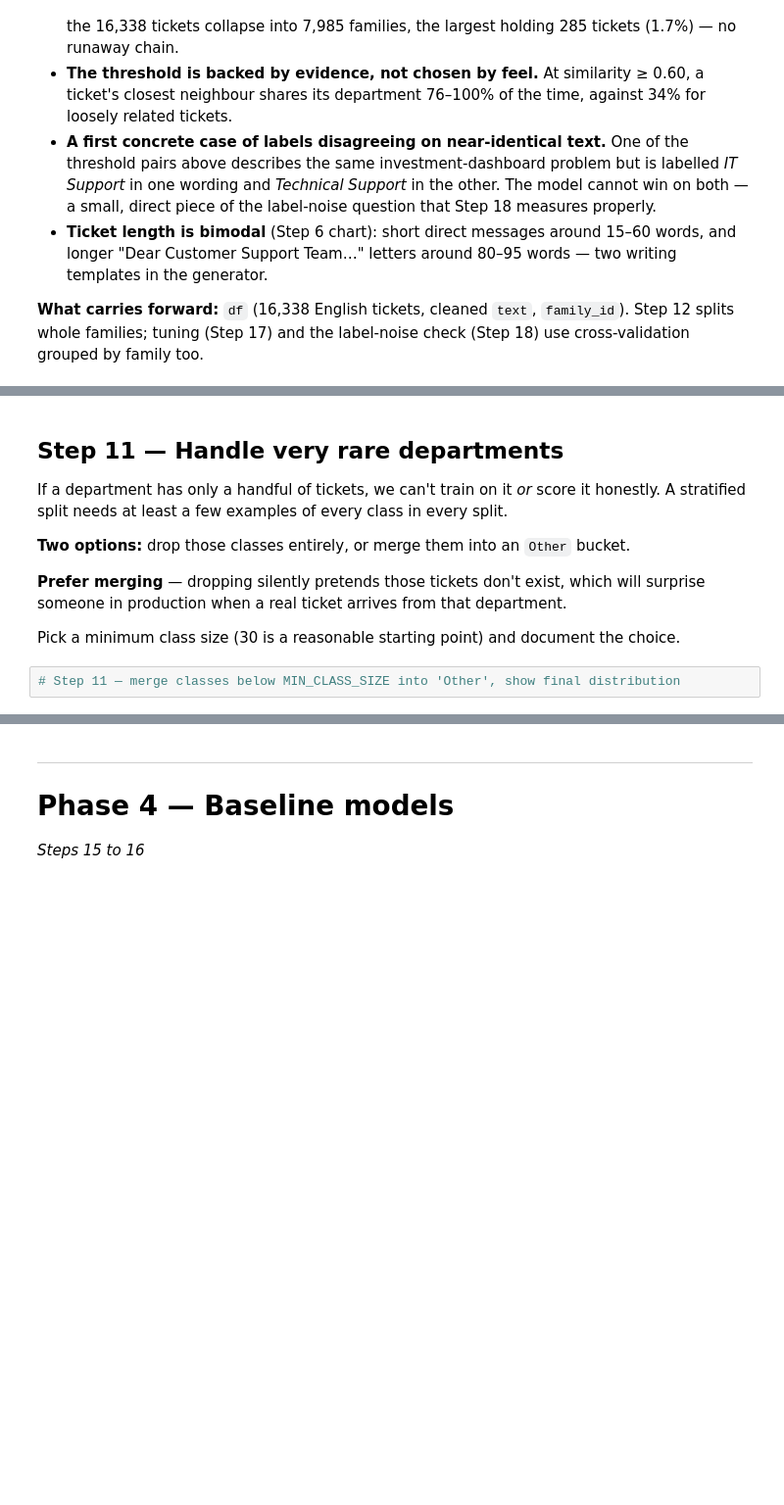
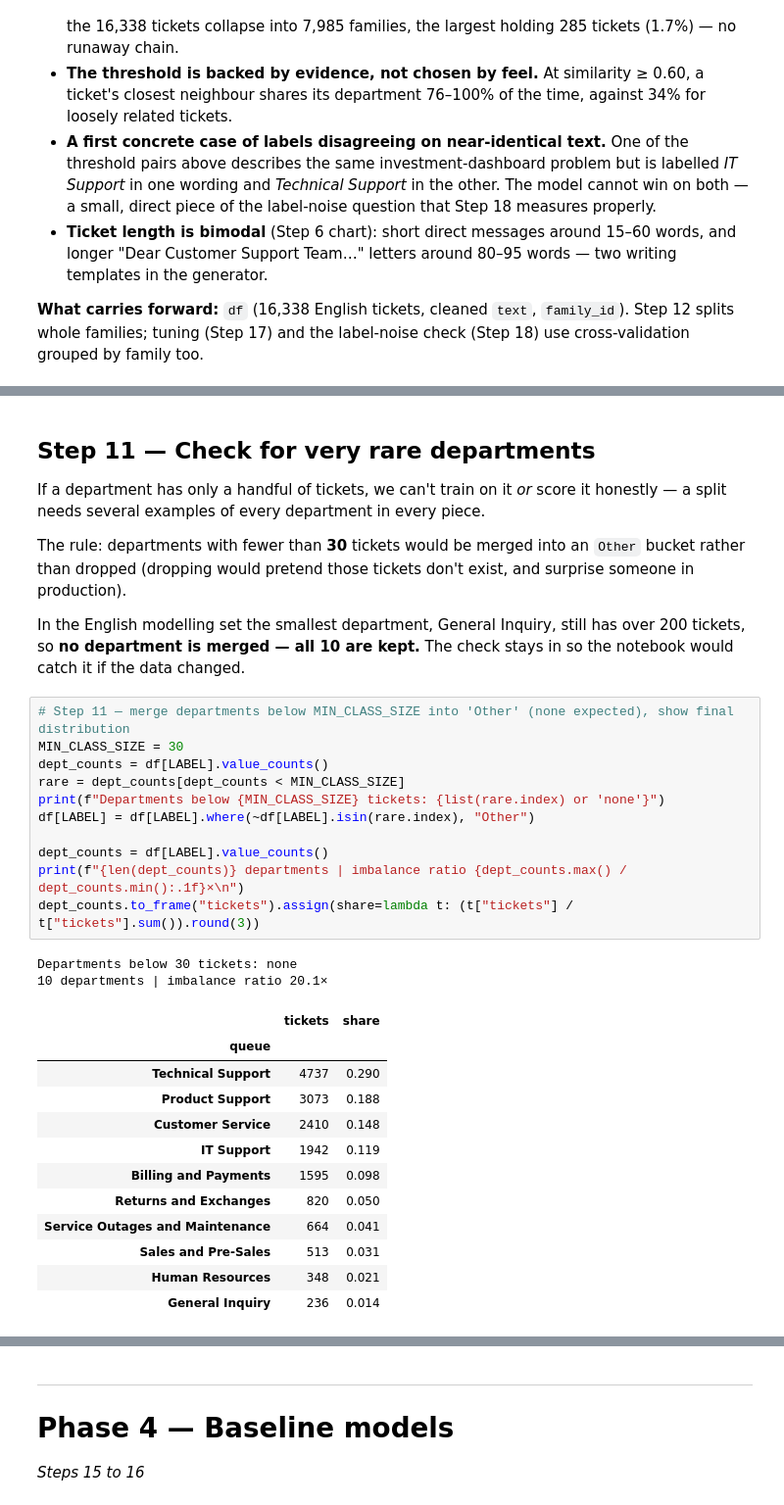
Before and after one commit to karthikiyer365/Live, a Jupyter notebook: topic-classification/department_classifier_pipeline.ipynb, the cells around one changed output, grey strips where cells are left out. Shown at 98% size. Drawn from its saved outputs; the diff is of its cells as text; blank space fills up the shorter version.

```diff
--- a/topic-classification/department_classifier_pipeline.ipynb
+++ b/topic-classification/department_classifier_pipeline.ipynb
@@ -935,17 +947,41 @@ families; tuning (Step 17) and the label-noise check (Step 18) use cross-validat
 # %% [markdown]
-## Step 11 — Handle very rare departments
+## Step 11 — Check for very rare departments
 
-If a department has only a handful of tickets, we can't train on it *or* score it honestly.
-A stratified split needs at least a few examples of every class in every split.
+If a department has only a handful of tickets, we can't train on it *or* score it honestly — a split
+needs several examples of every department in every piece.
 
-**Two options:** drop those classes entirely, or merge them into an `Other` bucket.
+The rule: departments with fewer than **30** tickets would be merged into an `Other` bucket rather than
+dropped (dropping would pretend those tickets don't exist, and surprise someone in production).
 
-**Prefer merging** — dropping silently pretends those tickets don't exist, which will
-surprise someone in production when a real ticket arrives from that department.
-
-Pick a minimum class size (30 is a reasonable starting point) and document the choice.
+In the English modelling set the smallest department, General Inquiry, still has over 200 tickets, so
+**no department is merged — all 10 are kept.** The check stays in so the notebook would catch it if the
+data changed.
 # %%
-# Step 11 — merge classes below MIN_CLASS_SIZE into 'Other', show final distribution
+# Step 11 — merge departments below MIN_CLASS_SIZE into 'Other' (none expected), show final distribution
+MIN_CLASS_SIZE = 30
+dept_counts = df[LABEL].value_counts()
+rare = dept_counts[dept_counts < MIN_CLASS_SIZE]
+print(f"Departments below {MIN_CLASS_SIZE} tickets: {list(rare.index) or 'none'}")
+df[LABEL] = df[LABEL].where(~df[LABEL].isin(rare.index), "Other")
+
+dept_counts = df[LABEL].value_counts()
+print(f"{len(dept_counts)} departments | imbalance ratio {dept_counts.max() / dept_counts.min():.1f}×\n")
+dept_counts.to_frame("tickets").assign(share=lambda t: (t["tickets"] / t["tickets"].sum()).round(3))
+# %% [output]
+Departments below 30 tickets: none
+10 departments | imbalance ratio 20.1×
+|  | tickets | share |
+| queue |  |  |
+| Technical Support | 4737 | 0.290 |
+| Product Support | 3073 | 0.188 |
+| Customer Service | 2410 | 0.148 |
+| IT Support | 1942 | 0.119 |
+| Billing and Payments | 1595 | 0.098 |
+| Returns and Exchanges | 820 | 0.050 |
+| Service Outages and Maintenance | 664 | 0.041 |
+| Sales and Pre-Sales | 513 | 0.031 |
+| Human Resources | 348 | 0.021 |
+| General Inquiry | 236 | 0.014 |
 # %% [markdown]
 ## Step 12 — Split into train / validation / test, keeping families whole
 
```
Also changed, not shown: parts of 12 cells of this notebook.
